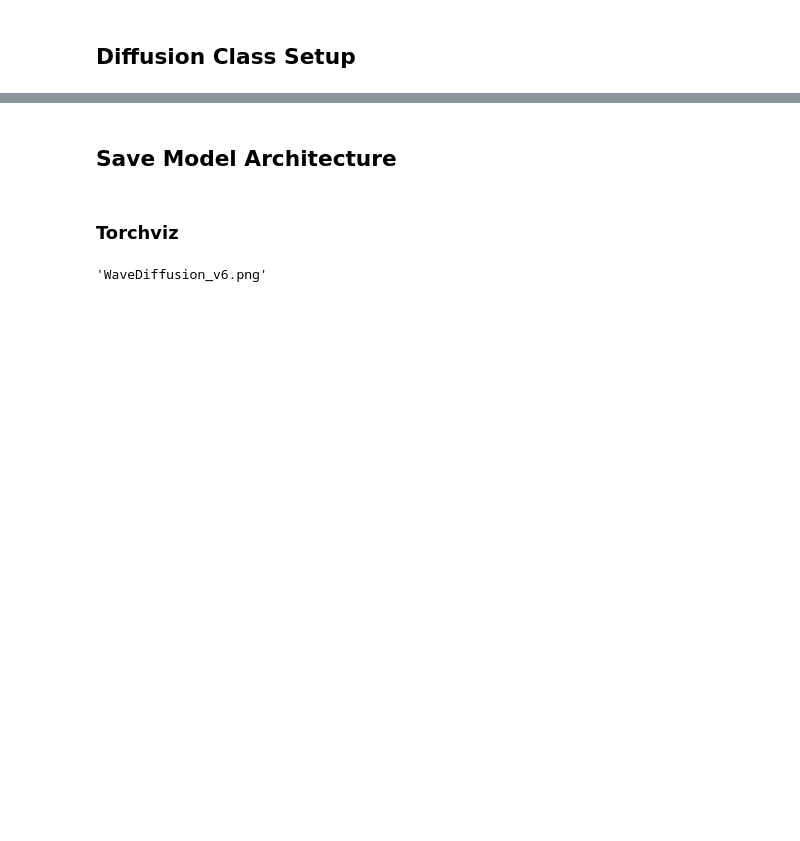
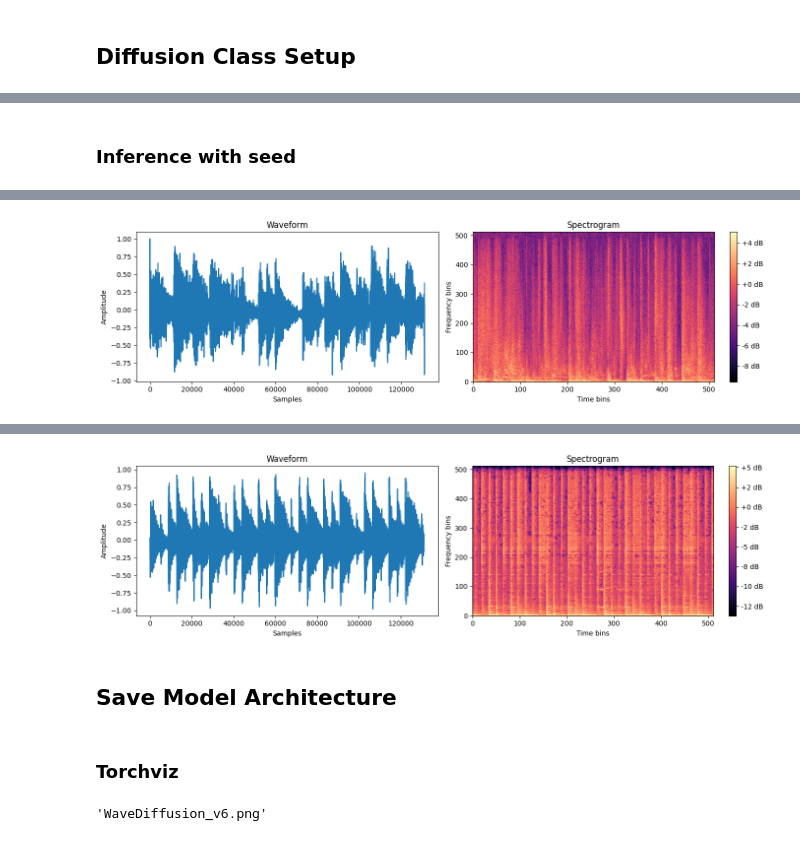
Before and after one commit to FinianLandes/MA_Diffusion, a Jupyter notebook: MainScripts/Wave Diffusion Inference.ipynb, the cells around one changed output, grey strips where cells are left out. Cells and saved outputs as stored; diff of their text form; code cells hidden in the pictures; blank space fills up the shorter version.

```diff
--- a/MainScripts/Wave Diffusion Inference.ipynb
+++ b/MainScripts/Wave Diffusion Inference.ipynb
@@ -109,0 +114,24 @@ TrainingUtils().visualize_audio_and_spect(out[idx][0])
+# %% [markdown]
+### Inference with seed
+# %%
+idx = 0
+n_steps = 100
+seed = next(iter(test_dataloader))[0].to(device).unsqueeze(1)
+seed = seed[..., :seq_length]
+if not train_v_obj:
+    out = diffusion.bwd_diffusion_ddim(u_net, [batch_size, 1, seq_length], n_steps=n_steps, eta=0)
+else:
+    if diffusion.fb:
+        out, x = diffusion.bwd_diffusion_v_obj(u_net, [batch_size // 2, 1, seq_length], n_steps=n_steps)
+    else:
+        out = diffusion.bwd_diffusion_v_obj(u_net, [batch_size // 2, 1, seq_length], n_steps=n_steps, seed=seed[:batch_size // 2], seed_fwd_steps = n_steps - 10)
+
+logger.info("Sample: ")
+out = np.clip(out, -1, 1)
+ad = AudioData(out[idx][0])
+ad.save_audio_file(f"Results/{model_name}_test_seeded_sample{idx}.wav")
+TrainingUtils().visualize_audio_and_spect(out[idx][0])
+
+logger.info("Seed: ")
+TrainingUtils().visualize_audio_and_spect(seed[idx, 0].cpu().numpy())
+# %% [output]
@@ -109,0 +141 @@ TrainingUtils().visualize_audio_and_spect(out[idx][0])
+[figure, added]
@@ -110,3 +143,4 @@ TrainingUtils().visualize_audio_and_spect(out[idx][0])
+[figure, added]
 # %% [markdown]
 ## Save Model Architecture
 # %% [markdown]
```
Also changed, not shown: parts of 6 cells of this notebook, 4 other files.
